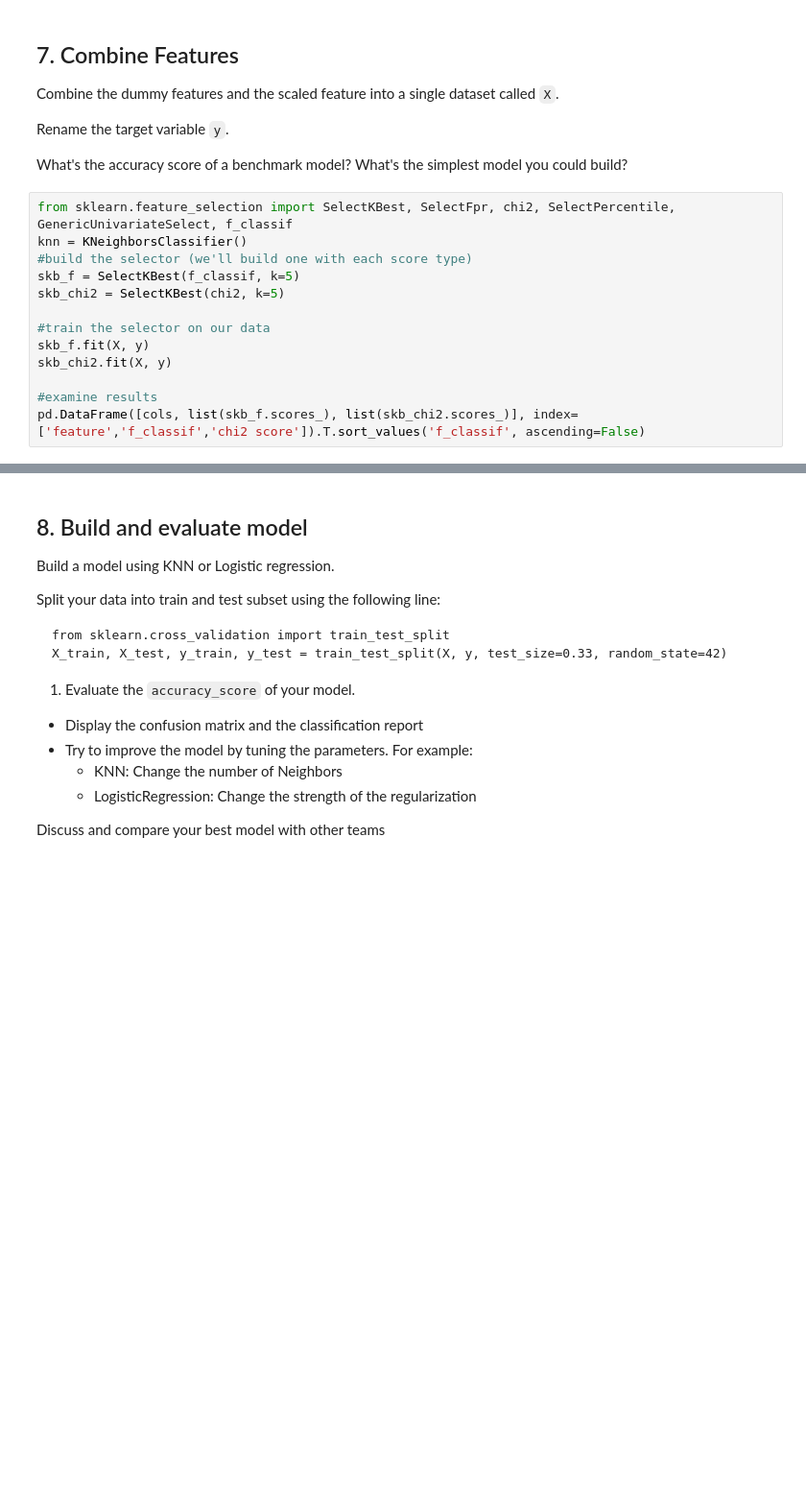
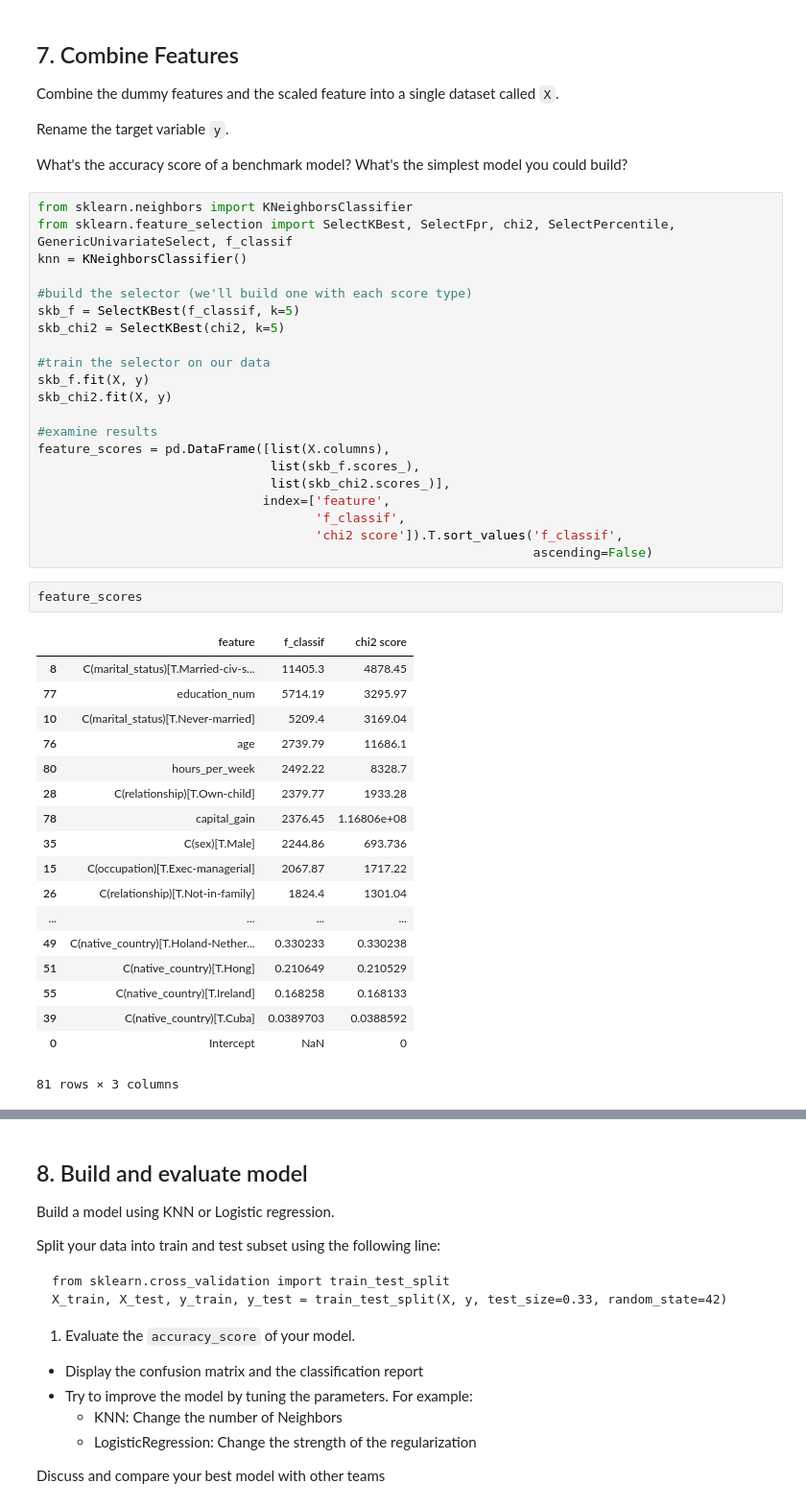
Before and after one commit to matthewbrems/old, a Jupyter notebook: curriculum/05-week/5.07-review-lab/code/starter-code/jd-review-lab.ipynb, the cells around one changed output, grey strips where cells are left out. Shown at 96% size. Drawn from its saved outputs; the diff is of its cells as text; blank space fills up the shorter version.

```diff
--- a/curriculum/05-week/5.07-review-lab/code/starter-code/jd-review-lab.ipynb
+++ b/curriculum/05-week/5.07-review-lab/code/starter-code/jd-review-lab.ipynb
@@ -484,8 +491,10 @@ Rename the target variable `y`.
 
 What's the accuracy score of a benchmark model? What's the simplest model you could build?
 # %%
+from sklearn.neighbors import KNeighborsClassifier
 from sklearn.feature_selection import SelectKBest, SelectFpr, chi2, SelectPercentile, GenericUnivariateSelect, f_classif
 knn = KNeighborsClassifier()
+
 #build the selector (we'll build one with each score type)
 skb_f = SelectKBest(f_classif, k=5)
 skb_chi2 = SelectKBest(chi2, k=5)
@@ -495,4 +504,31 @@ skb_f.fit(X, y)
 skb_chi2.fit(X, y)
 
 #examine results
-pd.DataFrame([cols, list(skb_f.scores_), list(skb_chi2.scores_)], index=['feature','f_classif','chi2 score']).T.sort_values('f_classif', ascending=False)
+feature_scores = pd.DataFrame([list(X.columns),
+                               list(skb_f.scores_),
+                               list(skb_chi2.scores_)],
+                              index=['feature',
+                                     'f_classif',
+                                     'chi2 score']).T.sort_values('f_classif',
+                                                                  ascending=False)
+# %%
+feature_scores
+# %% [output]
+|  | feature | f_classif | chi2 score |
+| 8 | C(marital_status)[T.Married-civ-s... | 11405.3 | 4878.45 |
+| 77 | education_num | 5714.19 | 3295.97 |
+| 10 | C(marital_status)[T.Never-married] | 5209.4 | 3169.04 |
+| 76 | age | 2739.79 | 11686.1 |
+| 80 | hours_per_week | 2492.22 | 8328.7 |
+| 28 | C(relationship)[T.Own-child] | 2379.77 | 1933.28 |
+| 78 | capital_gain | 2376.45 | 1.16806e+08 |
+| 35 | C(sex)[T.Male] | 2244.86 | 693.736 |
+| 15 | C(occupation)[T.Exec-managerial] | 2067.87 | 1717.22 |
+| 26 | C(relationship)[T.Not-in-family] | 1824.4 | 1301.04 |
+| ... | ... | ... | ... |
+| 49 | C(native_country)[T.Holand-Nether... | 0.330233 | 0.330238 |
+| 51 | C(native_country)[T.Hong] | 0.210649 | 0.210529 |
+| 55 | C(native_country)[T.Ireland] | 0.168258 | 0.168133 |
+| 39 | C(native_country)[T.Cuba] | 0.0389703 | 0.0388592 |
+| 0 | Intercept | NaN | 0 |
+81 rows × 3 columns
```
Also changed, not shown: parts of 19 cells of this notebook, 8 other files.
